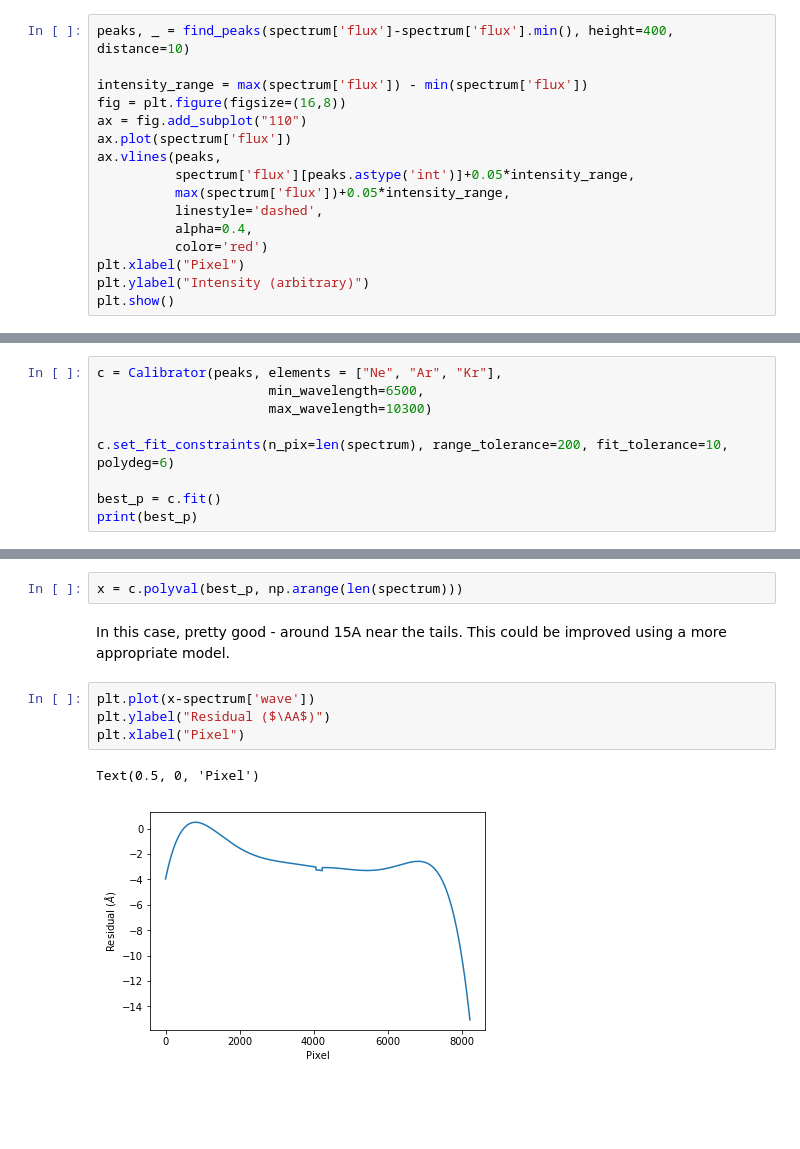
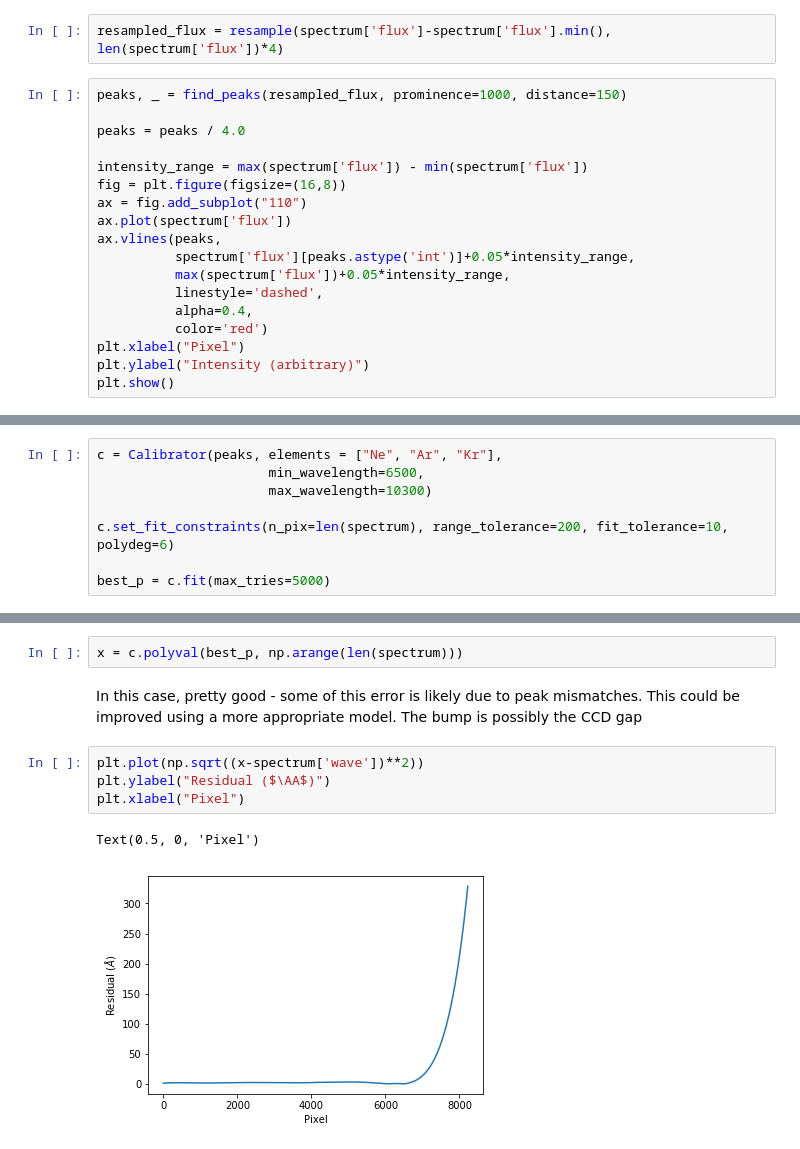
Before and after one commit to jveitchmichaelis/rascal, a Jupyter notebook: examples/Keck DEIMOS 830G.ipynb, the cells around one changed output, grey strips where cells are left out. Saved outputs shown, nothing was run; the diff lists cells and outputs as text; blank space fills up the shorter version.

```diff
--- a/examples/Keck DEIMOS 830G.ipynb
+++ b/examples/Keck DEIMOS 830G.ipynb
@@ -22,5 +24,9 @@ This spectrum is from the 830G grating and contains Ne, Ar, Kr arc lines.
+# %%
+resampled_flux = resample(spectrum['flux']-spectrum['flux'].min(), len(spectrum['flux'])*4)
 # %%
-peaks, _ = find_peaks(spectrum['flux']-spectrum['flux'].min(), height=400, distance=10)
+peaks, _ = find_peaks(resampled_flux, prominence=1000, distance=150)
+
+peaks = peaks / 4.0
 
 intensity_range = max(spectrum['flux']) - min(spectrum['flux'])
 fig = plt.figure(figsize=(16,8))
@@ -55,5 +61,4 @@ c = Calibrator(peaks, elements = ["Ne", "Ar", "Kr"],
 
 c.set_fit_constraints(n_pix=len(spectrum), range_tolerance=200, fit_tolerance=10, polydeg=6)
 
-best_p = c.fit()
-print(best_p)
+best_p = c.fit(max_tries=5000)
@@ -69,11 +72,11 @@ Since we have an existing calibration, we can plot the fit residuals too:
 # %%
 x = c.polyval(best_p, np.arange(len(spectrum)))
 # %% [markdown]
-In this case, pretty good - around 15A near the tails. This could be improved using a more appropriate model.
+In this case, pretty good - some of this error is likely due to peak mismatches. This could be improved using a more appropriate model. The bump is possibly the CCD gap
 # %%
-plt.plot(x-spectrum['wave'])
+plt.plot(np.sqrt((x-spectrum['wave'])**2))
 plt.ylabel("Residual ($\AA$)")
 plt.xlabel("Pixel")
 # %% [output]
 Text(0.5, 0, 'Pixel')
-[figure, old version]
+[figure, new version]
```
Also changed, not shown: parts of 12 cells of this notebook, 4 other files.
